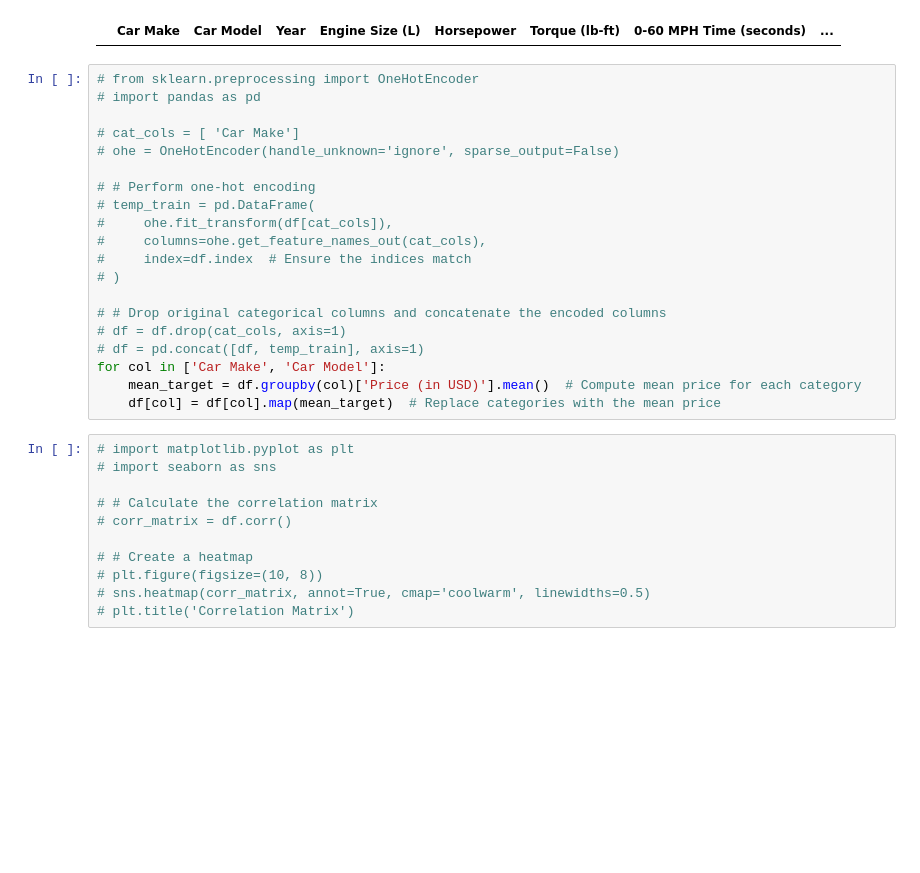
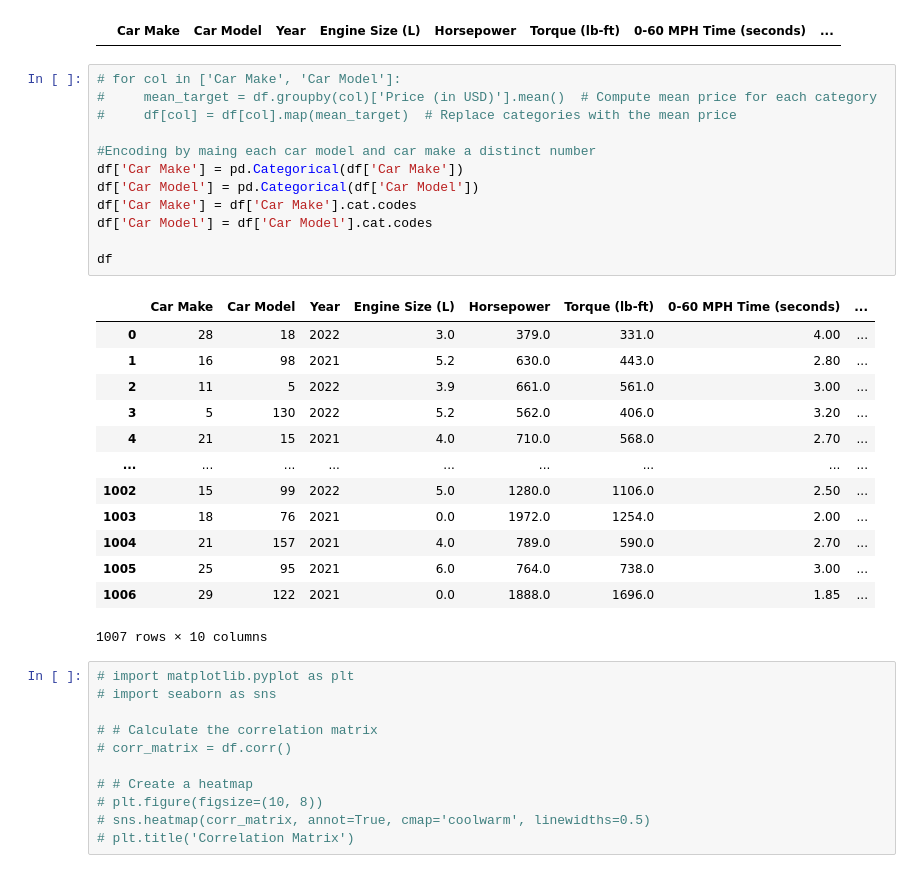
Before and after one commit to AltaafAlly/BIS-Regression-Model_Exercise, a Jupyter notebook: Regression_Model (1).ipynb, the cells around one changed output. Saved outputs shown, nothing was run; the diff lists cells and outputs as text; blank space fills up the shorter version.

```diff
--- a/Regression_Model (1).ipynb
+++ b/Regression_Model (1).ipynb
@@ -207,26 +207,32 @@ dtype: int64
 df[df.isnull().any(axis=1)]
 # %% [output]
 |  | Car Make | Car Model | Year | Engine Size (L) | Horsepower | Torque (lb-ft) | 0-60 MPH Time (seconds) | ... |
-# %%
-# from sklearn.preprocessing import OneHotEncoder
-# import pandas as pd
-
-# cat_cols = [ 'Car Make']
-# ohe = OneHotEncoder(handle_unknown='ignore', sparse_output=False)
-
-# # Perform one-hot encoding
-# temp_train = pd.DataFrame(
-#     ohe.fit_transform(df[cat_cols]),
-#     columns=ohe.get_feature_names_out(cat_cols),
-#     index=df.index  # Ensure the indices match
-# )
-
-# # Drop original categorical columns and concatenate the encoded columns
-# df = df.drop(cat_cols, axis=1)
-# df = pd.concat([df, temp_train], axis=1)
-for col in ['Car Make', 'Car Model']:
-    mean_target = df.groupby(col)['Price (in USD)'].mean()  # Compute mean price for each category
-    df[col] = df[col].map(mean_target)  # Replace categories with the mean price
+# %%
+# for col in ['Car Make', 'Car Model']:
+#     mean_target = df.groupby(col)['Price (in USD)'].mean()  # Compute mean price for each category
+#     df[col] = df[col].map(mean_target)  # Replace categories with the mean price
+
+#Encoding by maing each car model and car make a distinct number
+df['Car Make'] = pd.Categorical(df['Car Make'])
+df['Car Model'] = pd.Categorical(df['Car Model'])
+df['Car Make'] = df['Car Make'].cat.codes
+df['Car Model'] = df['Car Model'].cat.codes
+
+df
+# %% [output]
+|  | Car Make | Car Model | Year | Engine Size (L) | Horsepower | Torque (lb-ft) | 0-60 MPH Time (seconds) | ... |
+| 0 | 28 | 18 | 2022 | 3.0 | 379.0 | 331.0 | 4.00 | ... |
+| 1 | 16 | 98 | 2021 | 5.2 | 630.0 | 443.0 | 2.80 | ... |
+| 2 | 11 | 5 | 2022 | 3.9 | 661.0 | 561.0 | 3.00 | ... |
+| 3 | 5 | 130 | 2022 | 5.2 | 562.0 | 406.0 | 3.20 | ... |
+| 4 | 21 | 15 | 2021 | 4.0 | 710.0 | 568.0 | 2.70 | ... |
+| ... | ... | ... | ... | ... | ... | ... | ... | ... |
+| 1002 | 15 | 99 | 2022 | 5.0 | 1280.0 | 1106.0 | 2.50 | ... |
+| 1003 | 18 | 76 | 2021 | 0.0 | 1972.0 | 1254.0 | 2.00 | ... |
+| 1004 | 21 | 157 | 2021 | 4.0 | 789.0 | 590.0 | 2.70 | ... |
+| 1005 | 25 | 95 | 2021 | 6.0 | 764.0 | 738.0 | 3.00 | ... |
+| 1006 | 29 | 122 | 2021 | 0.0 | 1888.0 | 1696.0 | 1.85 | ... |
+1007 rows × 10 columns
 # %%
 # import matplotlib.pyplot as plt
 # import seaborn as sns
```
Also changed, not shown: parts of 2 cells of this notebook.
